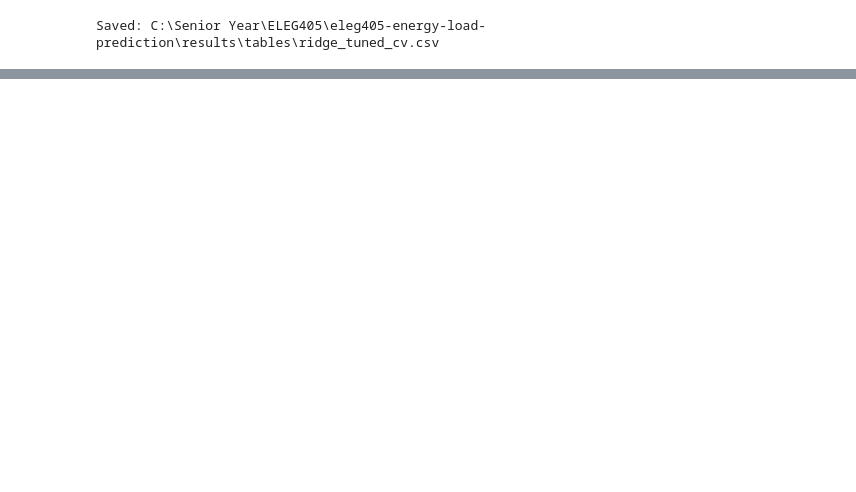
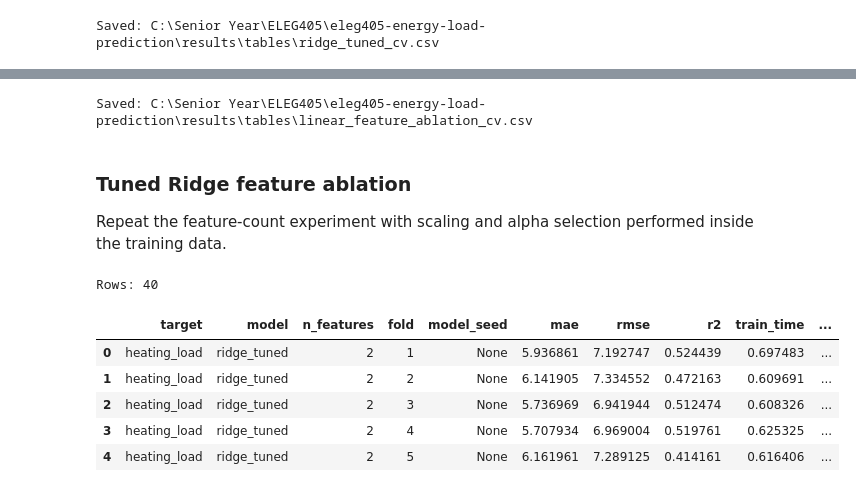
Before and after one commit to jacob-baker25/eleg405-energy-load-prediction, a Jupyter notebook: notebooks/02_linear_ridge_jacob.ipynb, the cells around one changed output, grey strips where cells are left out. Saved outputs shown, nothing was run; the diff lists cells and outputs as text; code cells hidden in the pictures; blank space fills up the shorter version.

```diff
--- a/notebooks/02_linear_ridge_jacob.ipynb
+++ b/notebooks/02_linear_ridge_jacob.ipynb
@@ -593,0 +840,14 @@ Saved: C:\Senior Year\ELEG405\eleg405-energy-load-prediction\results\tables\ridg
+# %%
+output_path = (
+    project_root / "results" / "tables" / "linear_feature_ablation_cv.csv"
+)
+
+linear_ablation_df.to_csv(output_path, index=False)
+
+print("Saved:", output_path)
+# %% [output]
+Saved: C:\Senior Year\ELEG405\eleg405-energy-load-prediction\results\tables\linear_feature_ablation_cv.csv
+# %% [markdown]
+### Tuned Ridge feature ablation
+
+Repeat the feature-count experiment with scaling and alpha selection performed inside the training data.
@@ -593,0 +877,58 @@ Saved: C:\Senior Year\ELEG405\eleg405-energy-load-prediction\results\tables\ridg
+# %%
+ridge_ablation_results = []
+
+for target in TARGET_COLUMNS:
+    for k in FEATURE_COUNTS:
+        for fold, (train_idx, val_idx) in enumerate(
+            cv.split(X_dev), start=1
+        ):
+
+            X_train = X_dev.iloc[train_idx]
+            X_val = X_dev.iloc[val_idx]
+
+            y_train = y_dev[target].iloc[train_idx]
+            y_val = y_dev[target].iloc[val_idx]
+
+            search = GridSearchCV(
+                estimator=make_ridge_pipeline(k),
+                param_grid=param_grid,
+                scoring="neg_root_mean_squared_error",
+                cv=inner_cv,
+                refit=True,
+            )
+
+            start = perf_counter()
+            search.fit(X_train, y_train)
+            train_time = perf_counter() - start
+
+            start = perf_counter()
+            predictions = search.predict(X_val)
+            prediction_time = perf_counter() - start
+
+            ridge_ablation_results.append({
+                "target": target,
+                "model": "ridge_tuned",
+                "n_features": k,
+                "fold": fold,
+                "model_seed": None,
+                "mae": mean_absolute_error(y_val, predictions),
+                "rmse": mean_squared_error(y_val, predictions) ** 0.5,
+                "r2": r2_score(y_val, predictions),
+                "train_time": train_time,
+                "prediction_time": prediction_time,
+                "best_alpha": search.best_params_["model__alpha"],
+                "inner_cv_rmse": -search.best_score_,
+            })
+
+ridge_ablation_df = pd.DataFrame(ridge_ablation_results)
+
+print("Rows:", len(ridge_ablation_df))
+ridge_ablation_df.head()
+# %% [output]
+Rows: 40
+|  | target | model | n_features | fold | model_seed | mae | rmse | r2 | train_time | ... |
+| 0 | heating_load | ridge_tuned | 2 | 1 | None | 5.936861 | 7.192747 | 0.524439 | 0.697483 | ... |
+| 1 | heating_load | ridge_tuned | 2 | 2 | None | 6.141905 | 7.334552 | 0.472163 | 0.609691 | ... |
+| 2 | heating_load | ridge_tuned | 2 | 3 | None | 5.736969 | 6.941944 | 0.512474 | 0.608326 | ... |
+| 3 | heating_load | ridge_tuned | 2 | 4 | None | 5.707934 | 6.969004 | 0.519761 | 0.625325 | ... |
+| 4 | heating_load | ridge_tuned | 2 | 5 | None | 6.161961 | 7.289125 | 0.414161 | 0.616406 | ... |
```
Also changed, not shown: parts of 34 cells of this notebook, 5 other files.
